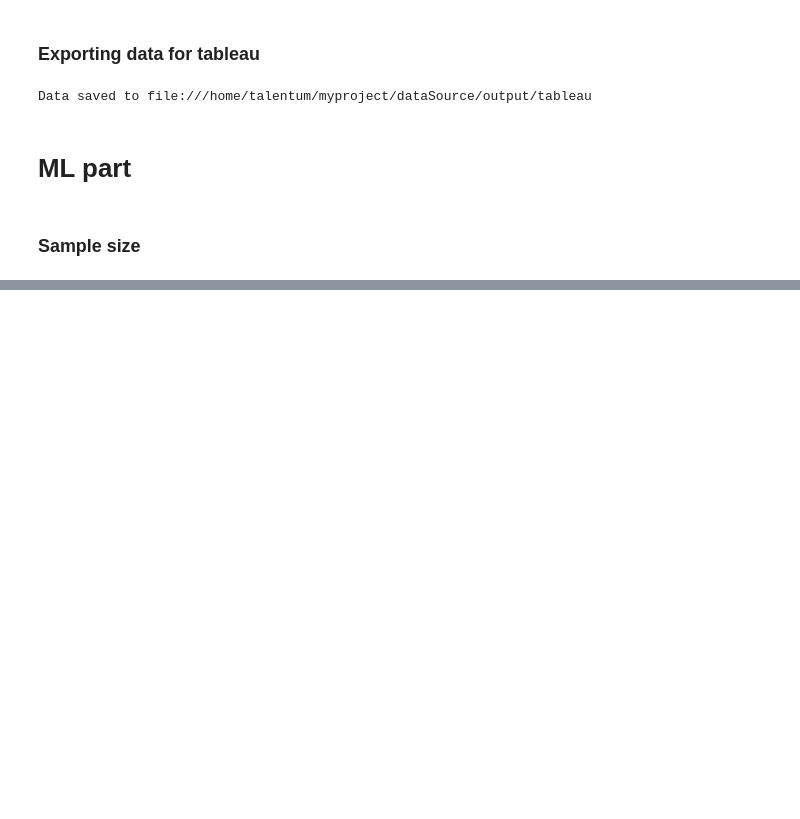
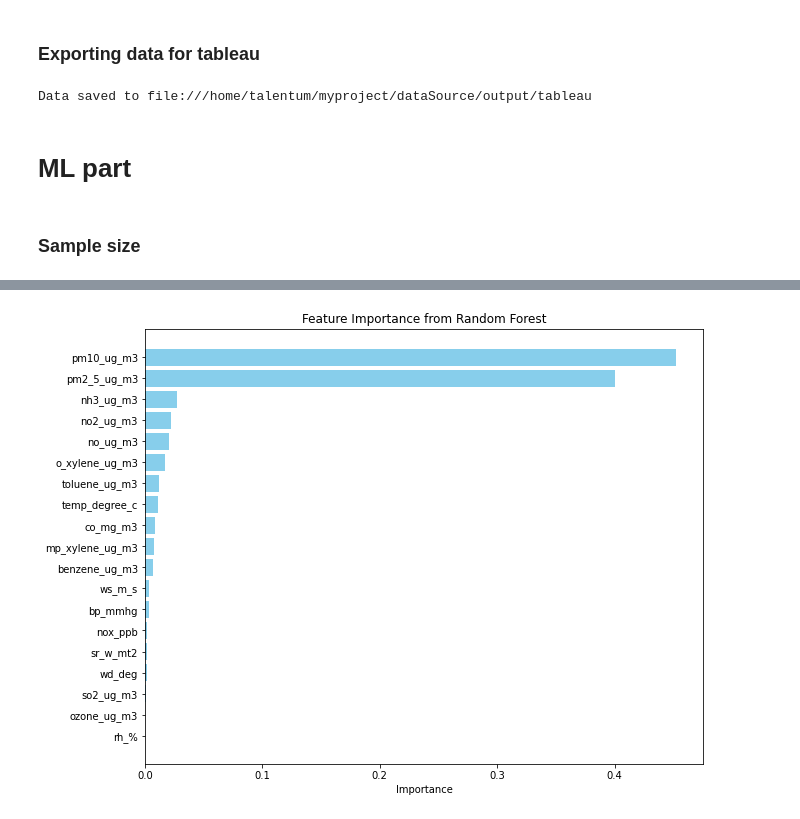
Before and after one commit to Himanshusamal60/Analysis_of_Air_Pollution_in_India, a Jupyter notebook: Analysis_of_pollution.ipynb, the cells around one changed output, grey strips where cells are left out. Cells and saved outputs as stored; diff of their text form; code cells hidden in the pictures; blank space fills up the shorter version.

```diff
--- a/Analysis_of_pollution.ipynb
+++ b/Analysis_of_pollution.ipynb
@@ -1480,0 +1362,90 @@ only showing top 20 rows
+# %%
+from pyspark.sql import SparkSession
+from pyspark.ml.feature import StringIndexer, VectorAssembler
+from pyspark.ml import Pipeline
+from pyspark.ml.classification import RandomForestClassifier
+from pyspark.sql import SparkSession
+from pyspark.sql.functions import col
+from pyspark.ml.feature import StringIndexer, VectorAssembler
+from pyspark.ml import Pipeline
+from pyspark.ml.evaluation import MulticlassClassificationEvaluator, RegressionEvaluator
+
+# Initialize Spark session
+spark = SparkSession.builder \
+    .appName("AQI Feature Importance") \
+    .getOrCreate()
+
+# Read DataFrame from Parquet file
+parquet_file_path = "file:///home/talentum/myproject/dataSource/output/df_with_aqi_parquet/*.parquet"
+df_with_aqi = spark.read.parquet(parquet_file_path)
+
+# Encode the target column 'AQI_Category' if it's categorical
+indexer = StringIndexer(inputCol='AQI_Category', outputCol='label')
+
+# Define the features (excluding the target and any irrelevant columns)
+feature_columns = ['bp_mmhg', 'benzene_ug_m3', 'mp_xylene_ug_m3', 'o_xylene_ug_m3', 'co_mg_m3',
+                   'nh3_ug_m3', 'so2_ug_m3', 'temp_degree_c', 'wd_deg', 'nox_ppb',
+                   'no_ug_m3', 'toluene_ug_m3', 'ozone_ug_m3', 'pm10_ug_m3', 'sr_w_mt2',
+                   'ws_m_s', 'no2_ug_m3', 'pm2_5_ug_m3', 'rh_%']
+
+# Assemble features into a feature vector
+assembler = VectorAssembler(inputCols=feature_columns, outputCol="features")
+
+# Create a pipeline to apply StringIndexer and VectorAssembler
+pipeline = Pipeline(stages=[indexer, assembler])
+
+# Fit and transform the data
+df_prepared = pipeline.fit(df_with_aqi).transform(df_with_aqi)
+
+# Initialize the Random Forest model
+rf = RandomForestClassifier(labelCol="label", featuresCol="features", numTrees=100)
+
+# Train the model
+rf_model = rf.fit(df_prepared)
+
+# Extract feature importances
+importances = rf_model.featureImportances
+
+# Create a list of (feature, importance) tuples
+feature_importance_list = [(feature, importance) for feature, importance in zip(feature_columns, importances)]
+print("Feature Importances:")
+for feature, importance in feature_importance_list:
+    print(f"{feature}: {importance:.4f}")
+
+
+# Convert the feature importance list to a Pandas DataFrame for easier plotting
+importance_df = pd.DataFrame(feature_importance_list, columns=['Feature', 'Importance'])
+
+# Sort the DataFrame by importance for better visualization
+importance_df = importance_df.sort_values(by='Importance', ascending=False)
+
+# Plot the feature importances
+plt.figure(figsize=(10, 8))
+plt.barh(importance_df['Feature'], importance_df['Importance'], color='skyblue')
+plt.xlabel('Importance')
+plt.title('Feature Importance from Random Forest')
+plt.gca().invert_yaxis()  # Invert y-axis to have the most important features on top
+plt.show()
+
+
+# Filter based on a threshold (e.g., importance >= 0.0520)
+selected_features = [feature for feature, importance in feature_importance_list if importance >0.012446]
+
+# Add additional columns like 'from_date', 'to_date', 'state'
+selected_features.extend(['from_date', 'to_date', 'state',"AQI_Category"])
+
+# Create a new DataFrame with the selected features
+new_df = df_with_aqi.select(*selected_features)
+
+# Show the new DataFrame with selected features
+new_df.show()
+print(new_df.count())
+
+# Save the DataFrame as a single Parquet file
+output_path = "file:///home/talentum/myproject/dataSource/output/df_for_ML"
+
+# Coalesce the DataFrame to a single partition before writing
+df_with_aqi.coalesce(1).write.mode("overwrite").parquet(output_path)
+# Stop the Spark session
+spark.stop()
+# %% [output]
@@ -1480,0 +1472 @@ only showing top 20 rows
+[figure, added]
```
Also changed, not shown: parts of 62 cells of this notebook.
